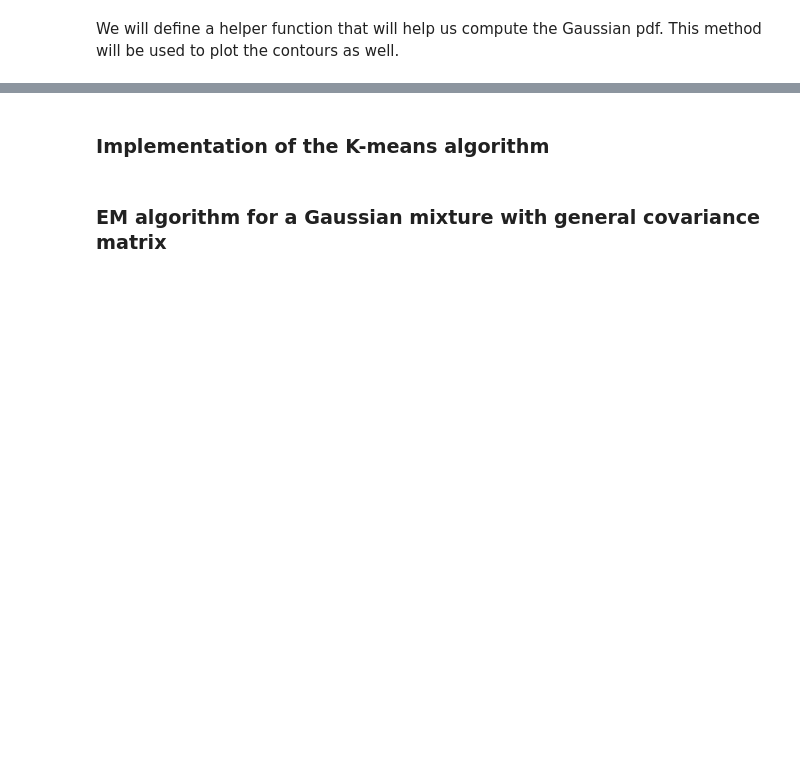
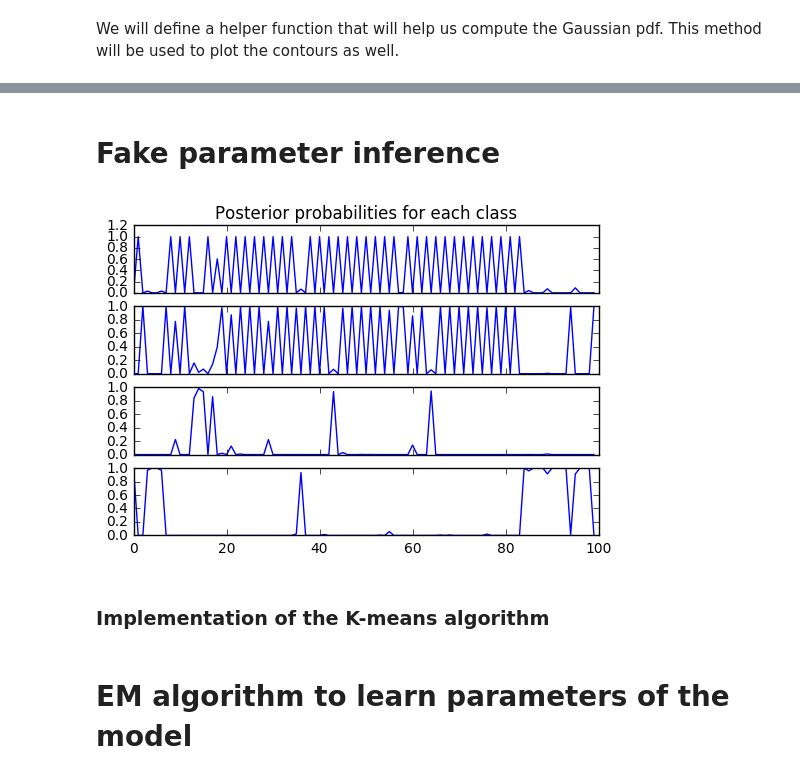
Before and after one commit to zacksoliman/hidden-markov-model, a Jupyter notebook: hw4.ipynb, the cells around one changed output, grey strips where cells are left out. Saved outputs shown, nothing was run; the diff lists cells and outputs as text; code cells hidden in the pictures; blank space fills up the shorter version.

```diff
--- a/hw4.ipynb
+++ b/hw4.ipynb
@@ -34,3 +26,11 @@ def mv_gauss(X, Y, mu, cov):
     mu_y = mu[1]
 
     return mlab.bivariate_normal(X, Y, sigma_x, sigma_y, mu_x, mu_y, sigma_xy)
+
+def mv_gauss_state(data, state_means, state_covs):
+
+    prob_by_state = []
+
+    for mu, sigma in zip(state_means, state_covs):
+        prob_by_state.append(mv_normal.pdf(x=data, cov=sigma, mean=mu))
+    return np.column_stack(prob_by_state)
@@ -37,3 +158,43 @@ def mv_gauss(X, Y, mu, cov):
+# %% [markdown]
+# Fake parameter inference
+# %%
+cov_1 = np.array([[ 2.90442381,  0.20655763],
+                  [ 0.20655763,  2.75617077]])
+cov_2 = np.array([[  0.21035667,   0.29045085],
+                  [  0.29045085,  12.23996609]])
+cov_3 = np.array([[ 0.92127927,  0.0573808 ],
+                  [ 0.0573808 ,  1.86586017]])
+cov_4 = np.array([[ 6.24140909,  6.05017464],
+                  [ 6.05017464,  6.18245528]])
+
+mu_1 = np.array([-2.03436695,  4.17258596])
+mu_2 = np.array([ 3.97793025,  3.77333059])
+mu_3 = np.array([ 3.80070949, -3.79729742])
+mu_4 = np.array([-3.06196072, -3.53454048])
+
+
+covs = [cov_1, cov_2, cov_3, cov_4]
+means = [mu_1, mu_2, mu_3, mu_4]
+
+A = np.ones((4,4)) * 1/4
+np.fill_diagonal(A, 1/6)
+pi = np.ones(4) * 1/4
+# %%
+alphas, c = forward(A, pi, train_data, covs, means)
+betas = backward(A, train_data, covs, means, c)
+# %%
+posterior = alphas * betas
+# %%
+f, axarr = plt.subplots(4, sharex=True)
+axarr[0].plot(np.arange(0,100), posterior[:100, 0])
+axarr[0].set_title('Posterior probabilities for each class')
+axarr[1].plot(np.arange(0,100), posterior[:100, 1])
+axarr[2].plot(np.arange(0,100), posterior[:100, 2])
+axarr[3].plot(np.arange(0,100), posterior[:100, 3])
+
+plt.show()
+# %% [output]
+[figure, added]
 # %%
 # Credit to:
 # http://www.nhsilbert.net/source/2014/06/bivariate-normal-ellipse-plotting-in-python/
@@ -123,6 +284,6 @@ class K_means:
             return True
         else:
             return False
-# %% [markdown]
-### EM algorithm for a Gaussian mixture with general covariance matrix
+# %% [markdown]
+# EM algorithm to learn parameters of the model
 # %%
```
Also changed, not shown: parts of 11 cells of this notebook.
